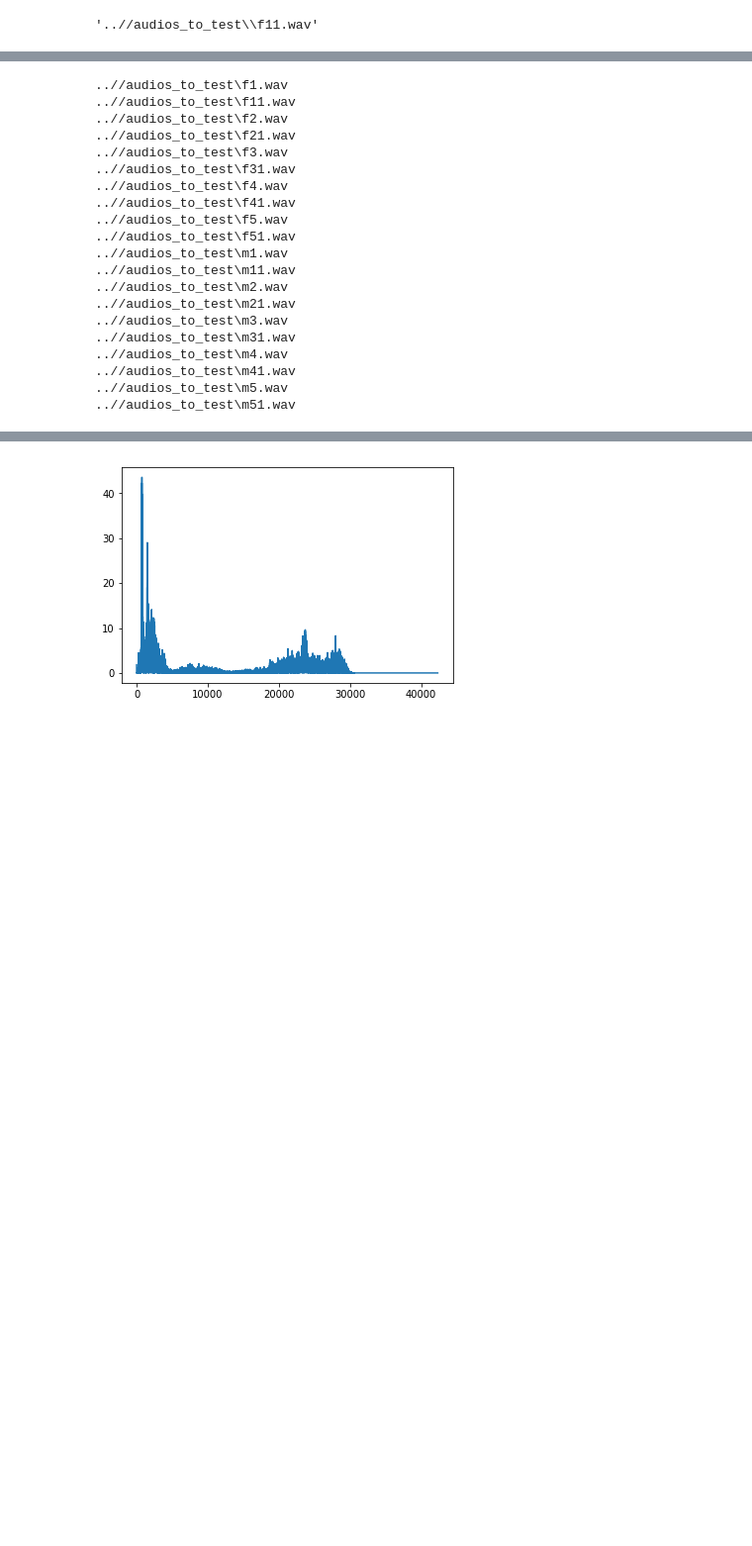
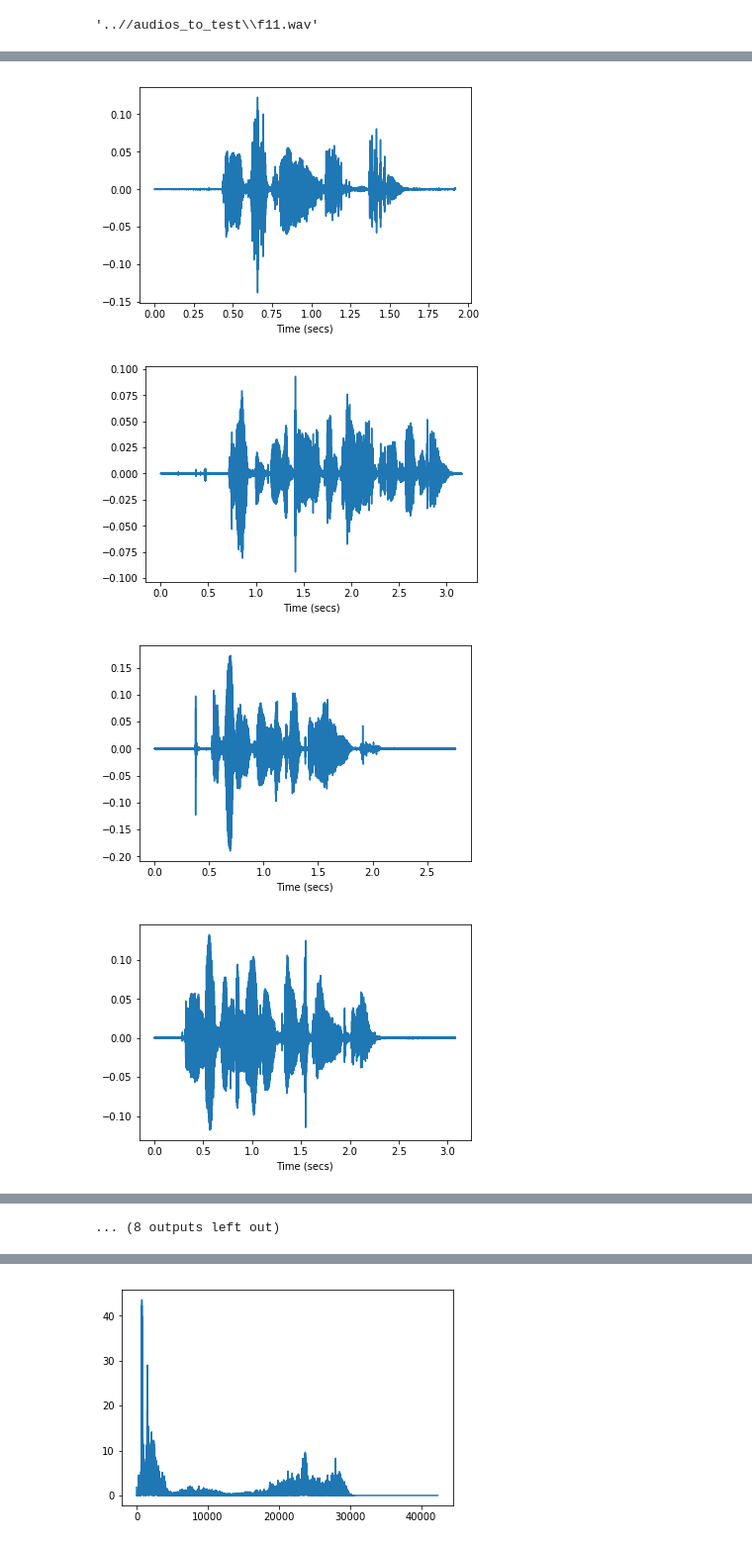
Before and after one commit to alieldinramadan/Project-Week-8-Final-Project, a Jupyter notebook: Voice Gender Recognition using Machine Learning/code/Audio processing.ipynb, the cells around one changed output, grey strips where cells are left out. Shown: that part at 99% size. Cells and saved outputs as stored; diff of their text form; code cells hidden in the pictures; blank space fills up the shorter version.

```diff
--- a/Voice Gender Recognition using Machine Learning/code/Audio processing.ipynb
+++ b/Voice Gender Recognition using Machine Learning/code/Audio processing.ipynb
@@ -40,6 +45,3 @@ audio_files
 audio_files[1]
 # %% [output]
 '..//audios_to_test\\f11.wav'
-# %%
-audio, sfreq = lr.load(audio_files[1])
-time = np.arange(0, len(audio)) / sfreq
@@ -51,4 +61,12 @@ array([0.00000000e+00, 4.53514739e-05, 9.07029478e-05, ...,
 # %%
 for file in range(0, len(audio_files), 1):
-    print(audio_files[file])
+    audio, sampling_rate = lr.load(audio_files[file])
+    time = np.arange(0, len(audio)) / sampling_rate
+    plt.plot(time, audio)
+    plt.xlabel('Time (secs)')
+    plt.show()
 # %% [output]
+[figure, added]
+[figure, added]
+[figure, added]
+[figure, added]
@@ -55,20 +81 @@ for file in range(0, len(audio_files), 1):
-..//audios_to_test\f1.wav
-..//audios_to_test\f11.wav
-..//audios_to_test\f2.wav
-..//audios_to_test\f21.wav
-..//audios_to_test\f3.wav
-..//audios_to_test\f31.wav
-..//audios_to_test\f4.wav
-..//audios_to_test\f41.wav
-..//audios_to_test\f5.wav
-..//audios_to_test\f51.wav
-..//audios_to_test\m1.wav
-..//audios_to_test\m11.wav
-..//audios_to_test\m2.wav
-..//audios_to_test\m21.wav
-..//audios_to_test\m3.wav
-..//audios_to_test\m31.wav
-..//audios_to_test\m4.wav
-..//audios_to_test\m41.wav
-..//audios_to_test\m5.wav
-..//audios_to_test\m51.wav
+... (8 outputs left out)
```
Also changed, not shown: parts of 25 cells of this notebook, 6 other files.
